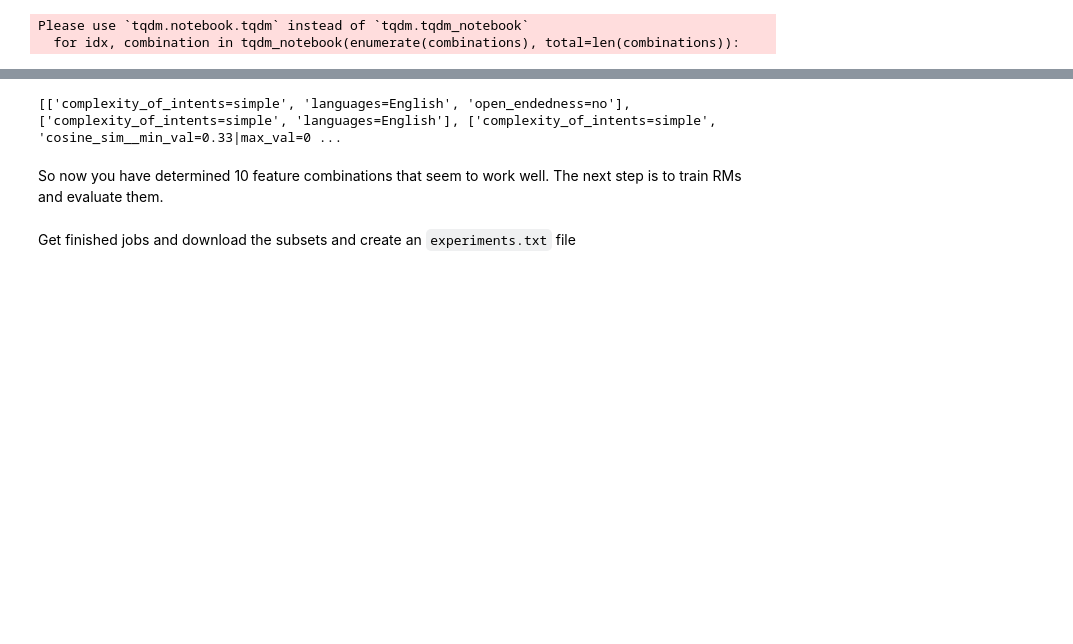
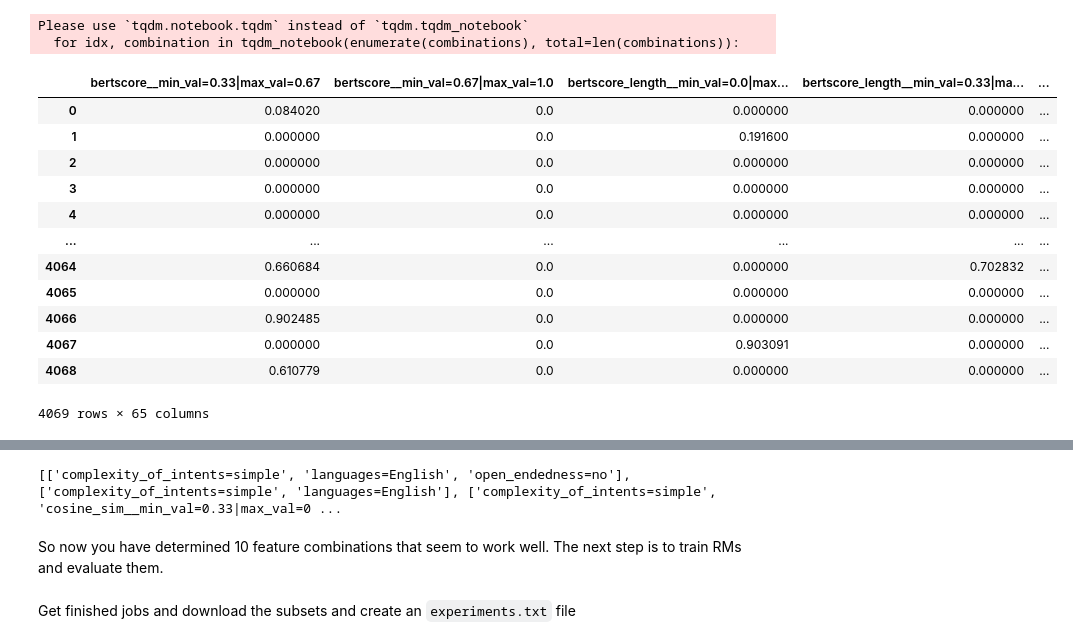
Before and after one commit to allenai/hybrid-preferences, a Jupyter notebook: notebooks/2024-08-30-classifier/2024-08-30-classifier.ipynb, the cells around one changed output, grey strips where cells are left out. Drawn from its saved outputs; the diff is of its cells as text; code cells hidden in the pictures; blank space fills up the shorter version.

```diff
--- a/notebooks/2024-08-30-classifier/2024-08-30-classifier.ipynb
+++ b/notebooks/2024-08-30-classifier/2024-08-30-classifier.ipynb
@@ -373,6 +379,22 @@ sim_df = sim_df.apply(
 # %% [output]
 Please use `tqdm.notebook.tqdm` instead of `tqdm.tqdm_notebook`
   for idx, combination in tqdm_notebook(enumerate(combinations), total=len(combinations)):
+# %%
+sim_df
+# %% [output]
+|  | bertscore__min_val=0.33|max_val=0.67 | bertscore__min_val=0.67|max_val=1.0 | bertscore_length__min_val=0.0|max... | bertscore_length__min_val=0.33|ma... | ... |
+| 0 | 0.084020 | 0.0 | 0.000000 | 0.000000 | ... |
+| 1 | 0.000000 | 0.0 | 0.191600 | 0.000000 | ... |
+| 2 | 0.000000 | 0.0 | 0.000000 | 0.000000 | ... |
+| 3 | 0.000000 | 0.0 | 0.000000 | 0.000000 | ... |
+| 4 | 0.000000 | 0.0 | 0.000000 | 0.000000 | ... |
+| ... | ... | ... | ... | ... | ... |
+| 4064 | 0.660684 | 0.0 | 0.000000 | 0.702832 | ... |
+| 4065 | 0.000000 | 0.0 | 0.000000 | 0.000000 | ... |
+| 4066 | 0.902485 | 0.0 | 0.000000 | 0.000000 | ... |
+| 4067 | 0.000000 | 0.0 | 0.903091 | 0.000000 | ... |
+| 4068 | 0.610779 | 0.0 | 0.000000 | 0.000000 | ... |
+4069 rows × 65 columns
 # %%
 sim_results = sim_df.copy(deep=True)
 sim_results["activated_features"] = sim_results.apply(
```
Also changed, not shown: parts of 10 cells of this notebook.
